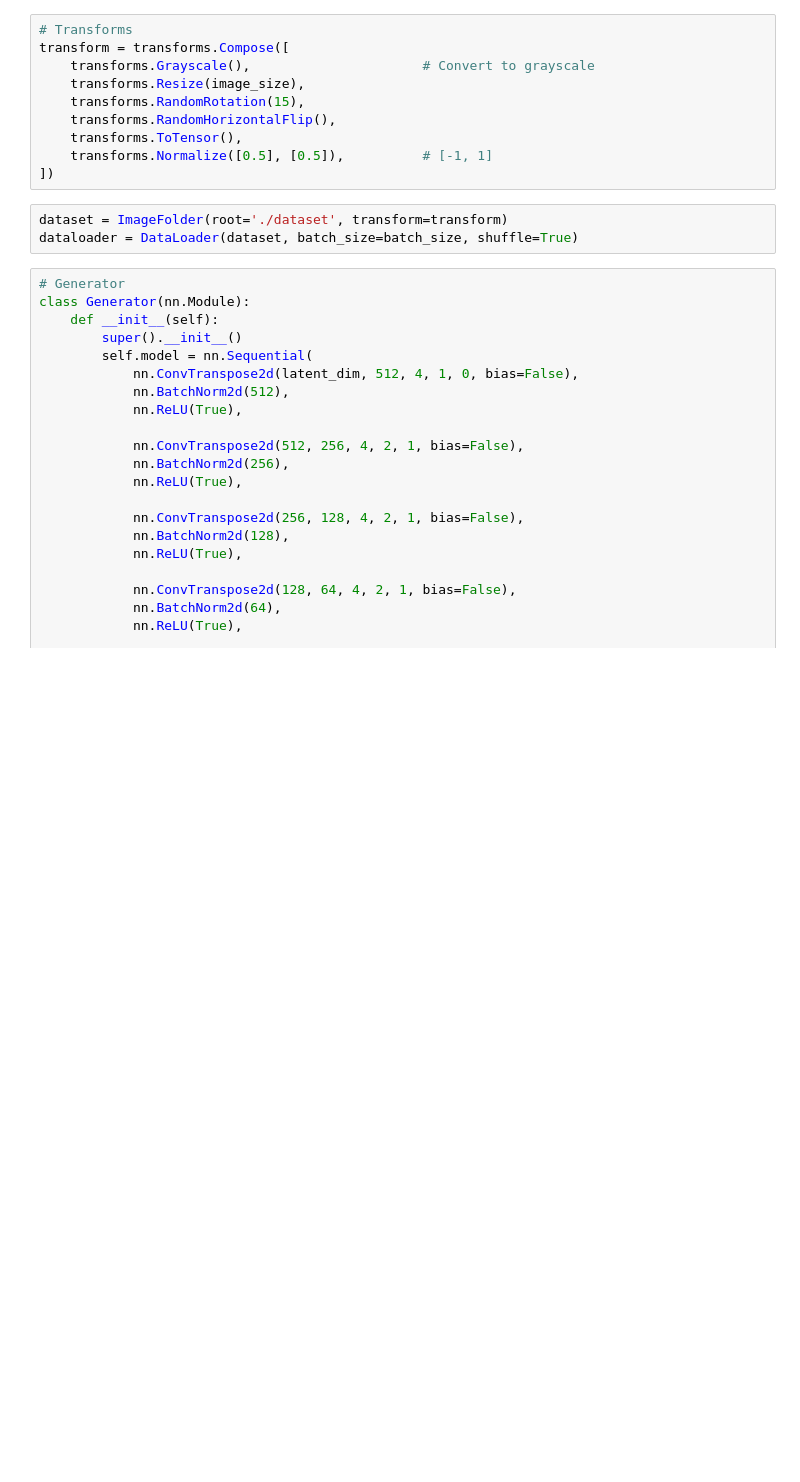
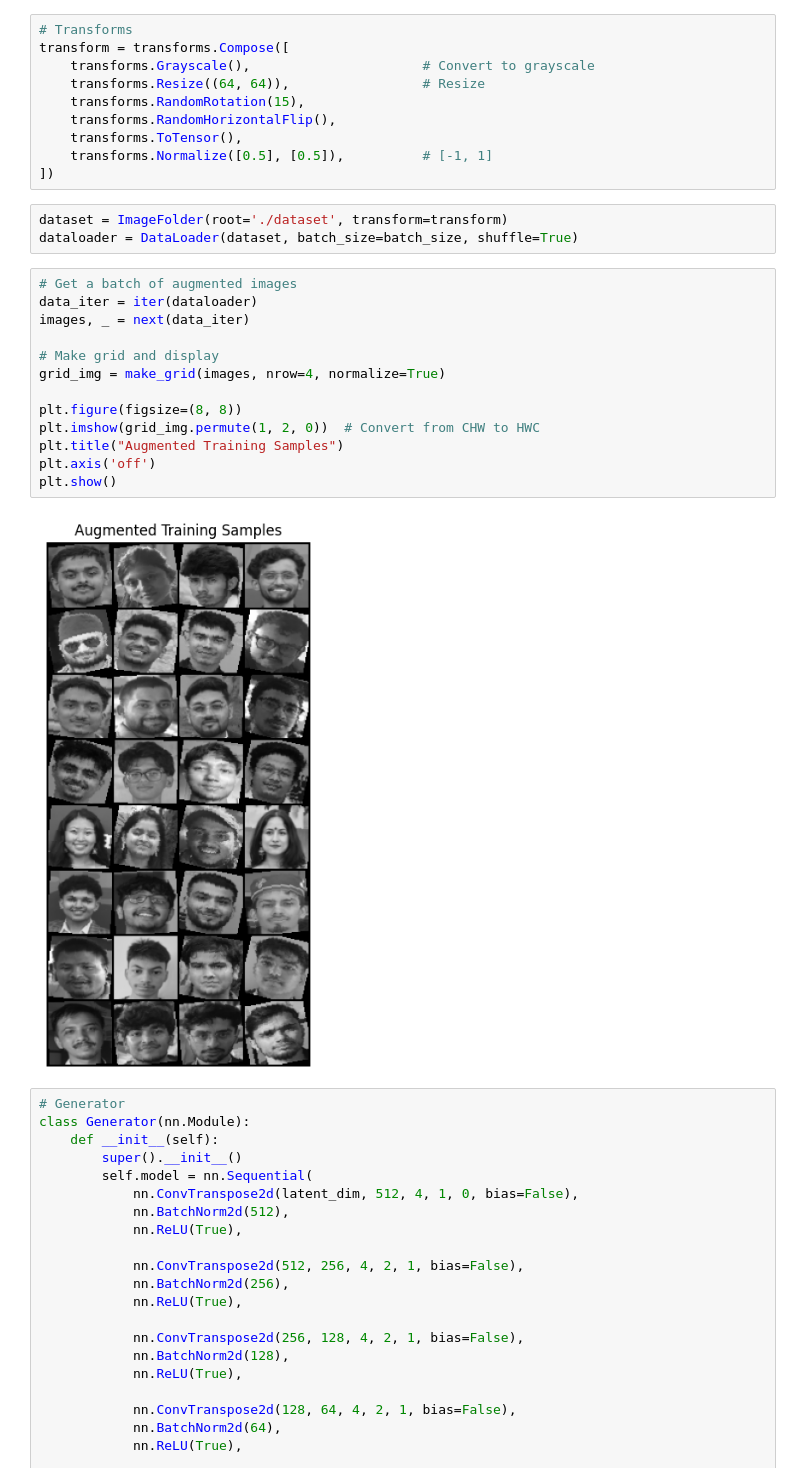
Before and after one commit to Abhijeet-KC/Image_Processing, a Jupyter notebook: 5. DCGAN_Faces/Code.ipynb, the cells around one changed output. Cells and saved outputs as stored; diff of their text form; blank space fills up the shorter version.

```diff
--- a/5. DCGAN_Faces/Code.ipynb
+++ b/5. DCGAN_Faces/Code.ipynb
@@ -21,7 +23,7 @@ device = torch.device('cuda' if torch.cuda.is_available() else 'cpu')
 # Transforms
 transform = transforms.Compose([
     transforms.Grayscale(),                      # Convert to grayscale
-    transforms.Resize(image_size),
+    transforms.Resize((64, 64)),                 # Resize
     transforms.RandomRotation(15),
     transforms.RandomHorizontalFlip(),
     transforms.ToTensor(),
@@ -30,6 +32,21 @@ transform = transforms.Compose([
 # %%
 dataset = ImageFolder(root='./dataset', transform=transform)
 dataloader = DataLoader(dataset, batch_size=batch_size, shuffle=True)
+# %%
+# Get a batch of augmented images
+data_iter = iter(dataloader)
+images, _ = next(data_iter)
+
+# Make grid and display
+grid_img = make_grid(images, nrow=4, normalize=True)
+
+plt.figure(figsize=(8, 8))
+plt.imshow(grid_img.permute(1, 2, 0))  # Convert from CHW to HWC
+plt.title("Augmented Training Samples")
+plt.axis('off')
+plt.show()
+# %% [output]
+[figure, added]
 # %%
 # Generator
 class Generator(nn.Module):
```
Also changed, not shown: parts of 7 cells of this notebook, 1 other file.
